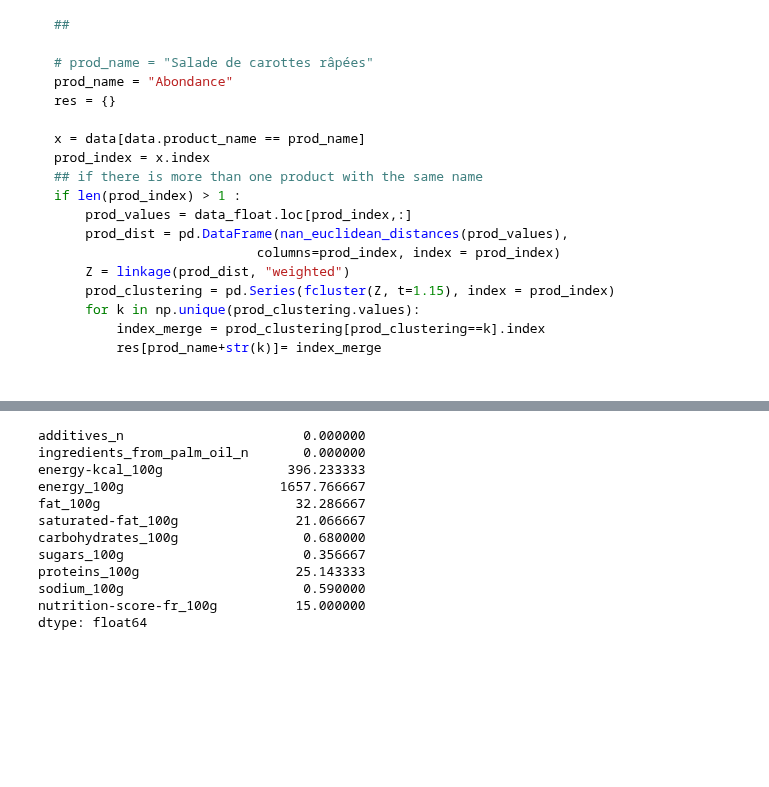
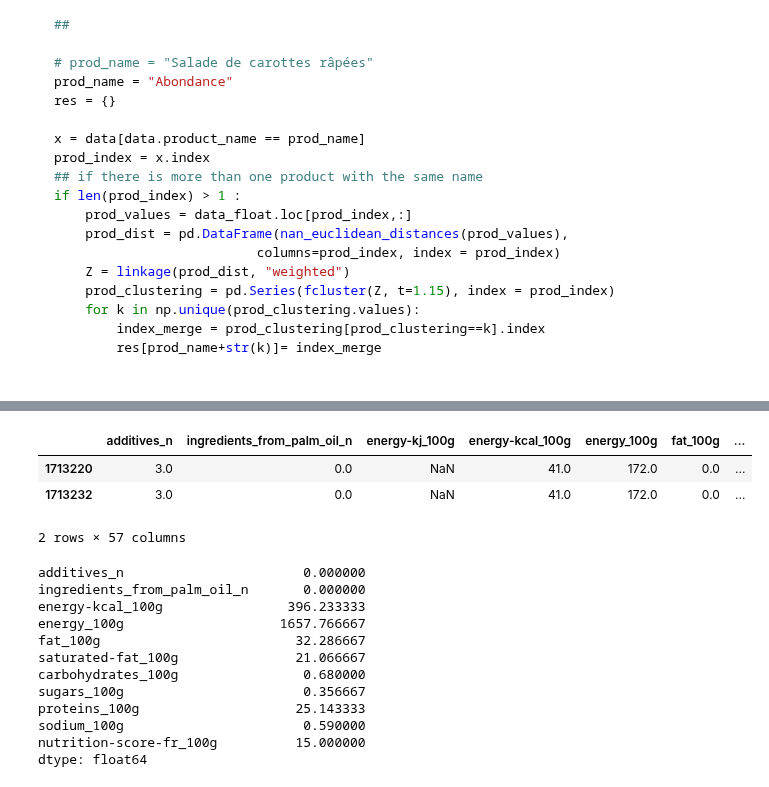
Before and after one commit to ClaireGayral/formation_openclassroom, a Jupyter notebook: P2_gayral_claire/Appel à projet - rapport d'exploration.ipynb, the cells around one changed output, grey strips where cells are left out. Saved outputs shown, nothing was run; the diff lists cells and outputs as text; code cells hidden in the pictures; blank space fills up the shorter version.

Commit message:
merge duplicates from dict ok, to be cleanned

````diff
--- a/P2_gayral_claire/Appel à projet - rapport d'exploration.ipynb
+++ b/P2_gayral_claire/Appel à projet - rapport d'exploration.ipynb
@@ -4,6 +4,7 @@ import numpy as np
 import matplotlib.pyplot as plt
 
 data_path = "/home/clairegayral/Documents/openclassroom/data/"
+res_path = "/home/clairegayral/Documents/openclassroom/src/P2_gayral_claire/res/"
 
 ## my .py :
 import read_csv
@@ -129,11 +117,3 @@ if len(prod_index) > 1 :
         res[prod_name+str(k)]= index_merge
 
 ```
-# %%
-data = df.copy()
-# res = get_index_merge_duplicates(data, float_var, 1.15)
-# import pickle
-# with open(data_path +'index_to_merge_duplicates.pkl', 'wb') as fp:
-#     pickle.dump(res, fp, pickle.HIGHEST_PROTOCOL)
-with open(data_path +'index_to_merge_duplicates.pkl', 'rb') as f:
-    res = pickle.load(f)
@@ -162,23 +120,11 @@ res3
-# %%
-##
-## Example of duplicate treatment for one product :
-##
-
-# prod_name = "Salade de carottes râpées"
-prod_name = "Abondance"
-res = {}
-
-x = data[data.product_name == prod_name]
-prod_index = x.index
-## if there is more than one product with the same name
-if len(prod_index) > 1 :
-    prod_values = data_float.loc[prod_index,:]
-    prod_dist = pd.DataFrame(nan_euclidean_distances(prod_values),
-                          columns=prod_index, index = prod_index)
-    Z = linkage(prod_dist, "weighted")
-    prod_clustering = pd.Series(fcluster(Z, t=1.15), index = prod_index)
-    for k in np.unique(prod_clustering.values):
-        index_merge = prod_clustering[prod_clustering==k].index
-        res[prod_name+str(k)]= index_merge
 # %%
-for index in res.values():
+data_clean = data.copy()
+for product_name in res:
+    merge_index = res[product_name]
+    first_index = merge_index[0]
+    if len(merge_index)>1:
+        prod_duplicate = data.loc[merge_index].mean()
+        prod_duplicate.at["product_name"] = product_name[:-1] # original name
+        data_clean = data_clean.drop(merge_index.values, axis=0)
+        data_clean.at[first_index] = prod_duplicate
+        data_clean.loc[first_index]
@@ -207,3 +155,10 @@ res
+# %%
+data.loc[merge_index,float_var]
+# %% [output]
+|  | additives_n | ingredients_from_palm_oil_n | energy-kj_100g | energy-kcal_100g | energy_100g | fat_100g | ... |
+| 1713220 | 3.0 | 0.0 | NaN | 41.0 | 172.0 | 0.0 | ... |
+| 1713232 | 3.0 | 0.0 | NaN | 41.0 | 172.0 | 0.0 | ... |
+2 rows × 57 columns
 # %%
 
 prod_values_k = data.loc[index_merge,float_var]
````
Also changed, not shown: parts of 6 cells of this notebook.
